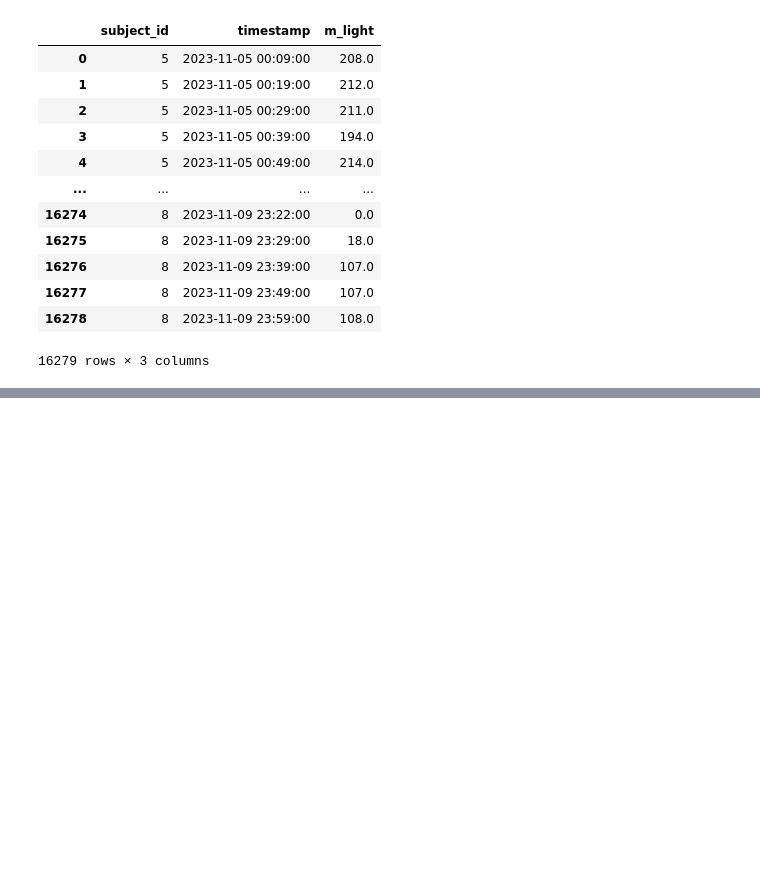
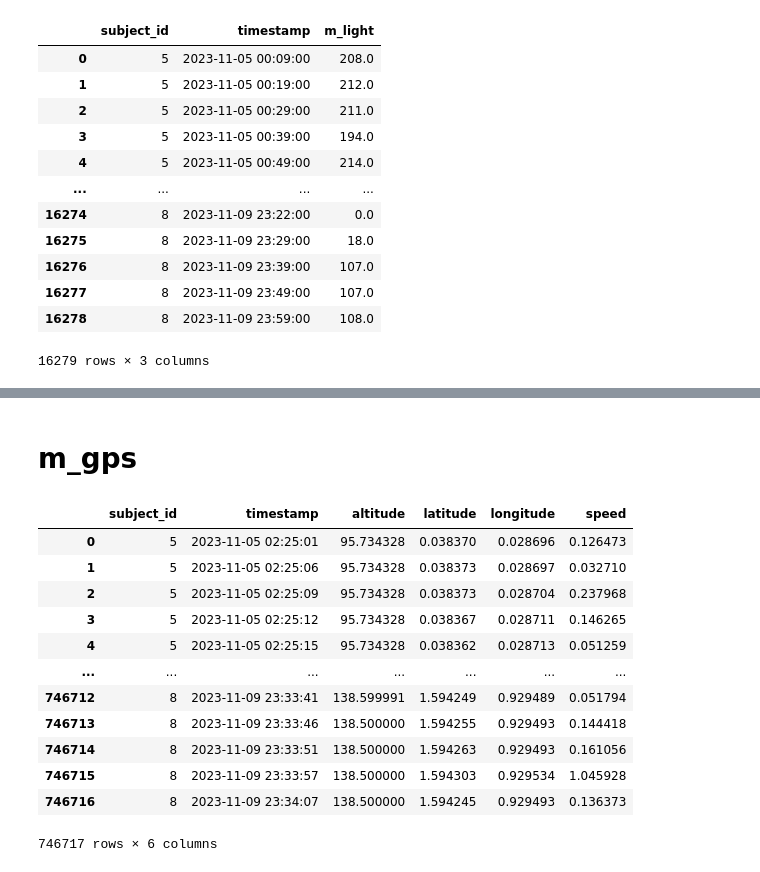
Before and after one commit to youungg/human_activity_recognition, a Jupyter notebook: test_val_data/open_test_dataset.ipynb, the cells around one changed output, grey strips where cells are left out. Drawn from its saved outputs; the diff is of its cells as text; code cells hidden in the pictures; blank space fills up the shorter version.

```diff
--- a/test_val_data/open_test_dataset.ipynb
+++ b/test_val_data/open_test_dataset.ipynb
@@ -68,0 +98,23 @@ df
+# %% [markdown]
+# m_gps
+# %%
+# 파일 경로를 지정합니다.
+file_path = 'C:\\Users\\ljy25\\etri\\data\\휴먼이해2024\\test dataset\\ch2024_test_m_gps.parquet.gzip'
+
+# .parquet.gzip 파일을 읽습니다.
+df = pd.read_parquet(file_path, engine='pyarrow')
+df
+# %% [output]
+|  | subject_id | timestamp | altitude | latitude | longitude | speed |
+| 0 | 5 | 2023-11-05 02:25:01 | 95.734328 | 0.038370 | 0.028696 | 0.126473 |
+| 1 | 5 | 2023-11-05 02:25:06 | 95.734328 | 0.038373 | 0.028697 | 0.032710 |
+| 2 | 5 | 2023-11-05 02:25:09 | 95.734328 | 0.038373 | 0.028704 | 0.237968 |
+| 3 | 5 | 2023-11-05 02:25:12 | 95.734328 | 0.038367 | 0.028711 | 0.146265 |
+| 4 | 5 | 2023-11-05 02:25:15 | 95.734328 | 0.038362 | 0.028713 | 0.051259 |
+| ... | ... | ... | ... | ... | ... | ... |
+| 746712 | 8 | 2023-11-09 23:33:41 | 138.599991 | 1.594249 | 0.929489 | 0.051794 |
+| 746713 | 8 | 2023-11-09 23:33:46 | 138.500000 | 1.594255 | 0.929493 | 0.144418 |
+| 746714 | 8 | 2023-11-09 23:33:51 | 138.500000 | 1.594263 | 0.929493 | 0.161056 |
+| 746715 | 8 | 2023-11-09 23:33:57 | 138.500000 | 1.594303 | 0.929534 | 1.045928 |
+| 746716 | 8 | 2023-11-09 23:34:07 | 138.500000 | 1.594245 | 0.929493 | 0.136373 |
+746717 rows × 6 columns
```
Also changed, not shown: parts of 13 cells of this notebook.
